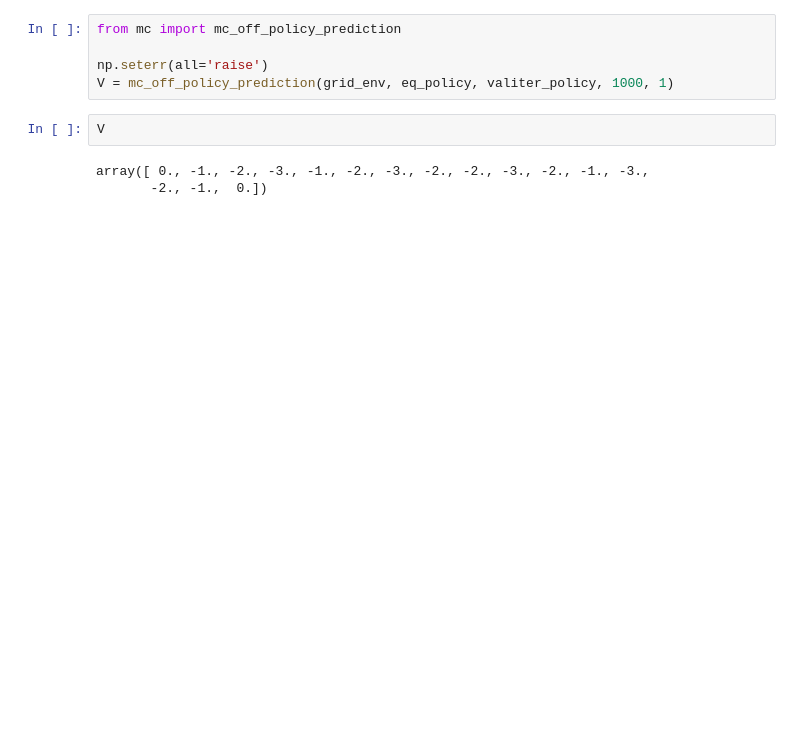
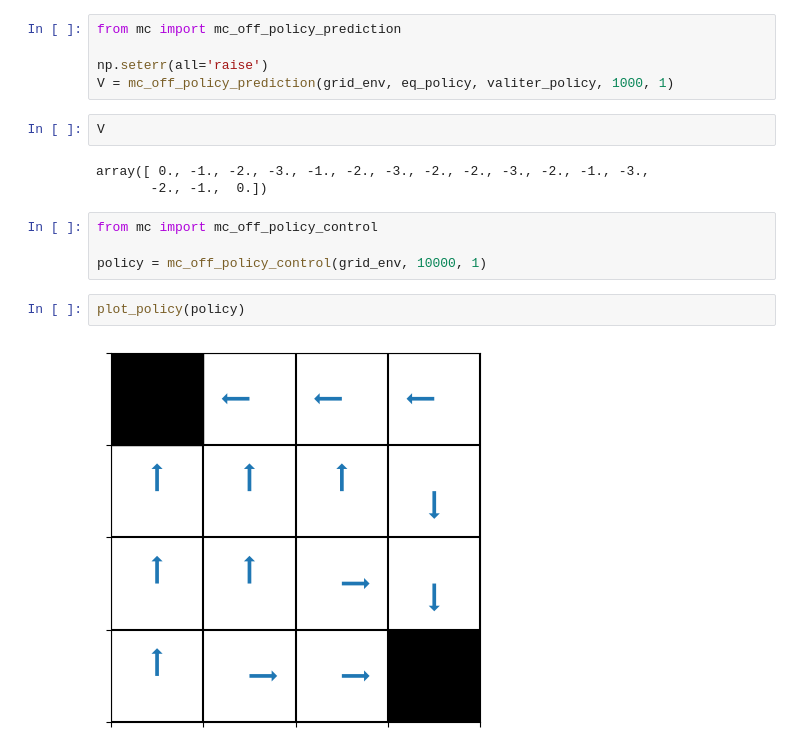
Before and after one commit to slagosz/pyPlayground, a Jupyter notebook: rl/grid_world_dp_and_mc.ipynb, the cells around one changed output. Drawn from its saved outputs; the diff is of its cells as text; blank space fills up the shorter version.

```diff
--- a/rl/grid_world.ipynb
+++ b/rl/grid_world_dp_and_mc.ipynb
@@ -265,3 +354,11 @@ V
 # %% [output]
 array([ 0., -1., -2., -3., -1., -2., -3., -2., -2., -3., -2., -1., -3.,
        -2., -1.,  0.])
+# %%
+from mc import mc_off_policy_control
+
+policy = mc_off_policy_control(grid_env, 10000, 1)
+# %%
+plot_policy(policy)
+# %% [output]
+[figure, added]
```
Also changed, not shown: parts of 13 cells of this notebook, 9 other files.
